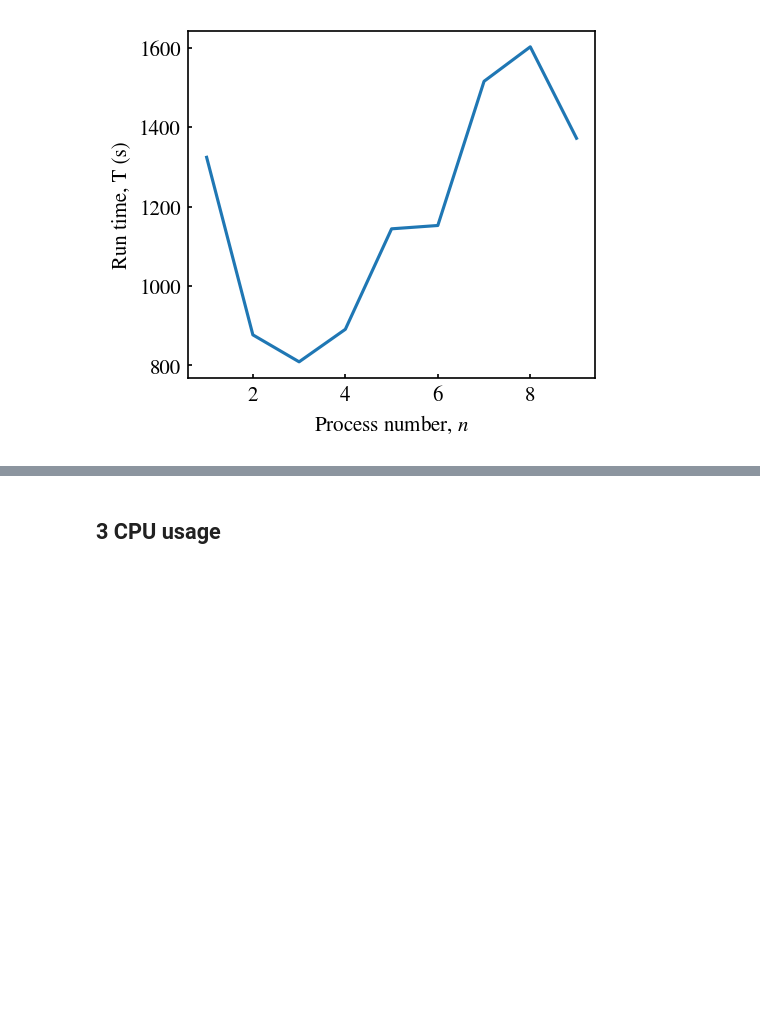
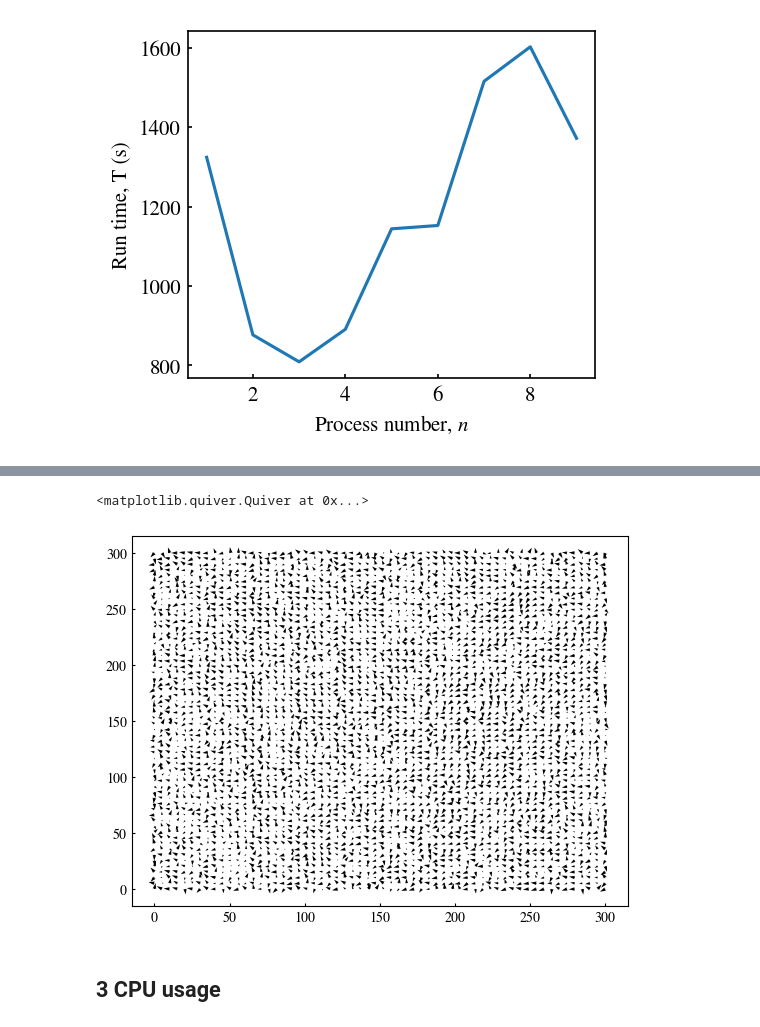
Before and after one commit to ZLoverty/anfem, a Jupyter notebook: parameter_test.ipynb, the cells around one changed output, grey strips where cells are left out. Saved outputs shown, nothing was run; the diff lists cells and outputs as text; code cells hidden in the pictures; blank space fills up the shorter version.

```diff
--- a/parameter_test.ipynb
+++ b/parameter_test.ipynb
@@ -61,3 +100,8 @@ In this test, we run the simulation in a square domain 100 x 100. We vary the ac
+# %%
+plt.quiver(X, Y, U, V)
+# %% [output]
+<matplotlib.quiver.Quiver at 0x...>
+[figure, added]
 # %% [markdown]
 ## 3 CPU usage
 # %%
```
Also changed, not shown: parts of 29 cells of this notebook, 10 other files.
